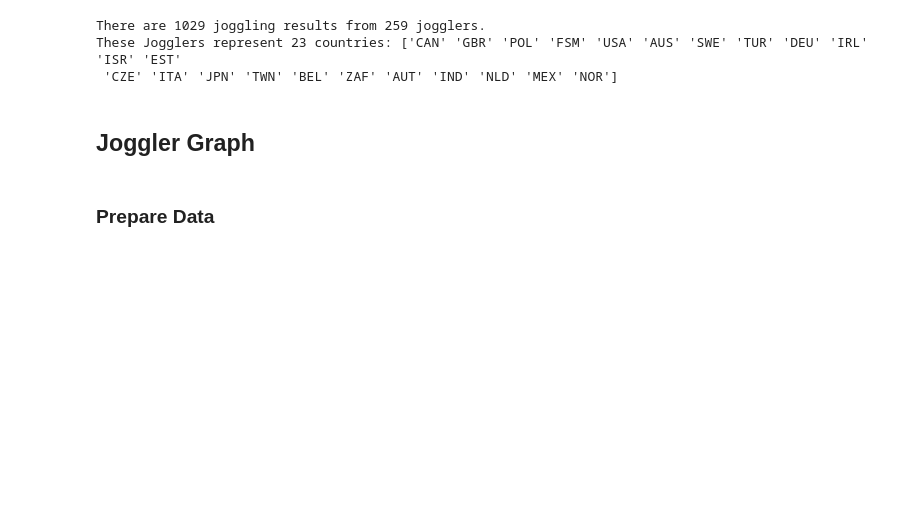
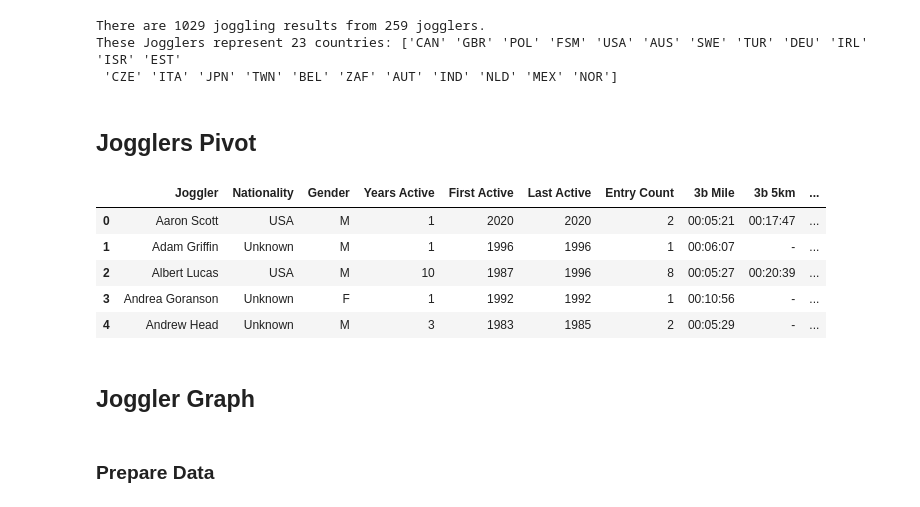
Before and after one commit to joggling-results/results, a Jupyter notebook: Analysis.ipynb, the cells around one changed output. Drawn from its saved outputs; the diff is of its cells as text; code cells hidden in the pictures; blank space fills up the shorter version.

```diff
--- a/Analysis.ipynb
+++ b/Analysis.ipynb
@@ -35,6 +35,39 @@ print(f'These Jogglers represent {len(countries)} countries: {countries}')
 There are 1029 joggling results from 259 jogglers.
 These Jogglers represent 23 countries: ['CAN' 'GBR' 'POL' 'FSM' 'USA' 'AUS' 'SWE' 'TUR' 'DEU' 'IRL' 'ISR' 'EST'
  'CZE' 'ITA' 'JPN' 'TWN' 'BEL' 'ZAF' 'AUT' 'IND' 'NLD' 'MEX' 'NOR']
+# %% [markdown]
+## Jogglers Pivot
+# %%
+data = pd.read_csv('results.csv')    ## xlsx not supported.
+
+# joggler_df = data[['Joggler','Nationality']].drop_duplicates().reset_index(drop=True).replace({'0':'Unknown'})
+
+joggler_df = (data.groupby(['Joggler','Nationality','Gender'])
+                  .agg({'Year':['min','max'],'Event / Venue':'count'})
+                  .reset_index()
+                  .replace({'0':'Unknown'})
+)
+joggler_df.columns = ['Joggler','Nationality','Gender','First Active','Last Active','Entry Count']
+joggler_df['Years Active'] = 1 + joggler_df['Last Active'] - joggler_df['First Active']
+joggler_df = joggler_df[['Joggler','Nationality','Gender','Years Active','First Active','Last Active','Entry Count']]
+
+pivot_df = pd.pivot_table(data,
+                          values='Finish Time',
+                          index='Joggler',
+                          columns='Distance',
+                          aggfunc='min')
+pivot_df = pivot_df[['3b Mile','3b 5km','3b 10km','3b Half Marathon','3b Marathon','5b Mile','5b 5km']].reset_index().fillna('-')
+
+joggler_df = joggler_df.merge(pivot_df,on='Joggler')
+
+joggler_df.head()
+# %% [output]
+|  | Joggler | Nationality | Gender | Years Active | First Active | Last Active | Entry Count | 3b Mile | 3b 5km | ... |
+| 0 | Aaron Scott | USA | M | 1 | 2020 | 2020 | 2 | 00:05:21 | 00:17:47 | ... |
+| 1 | Adam Griffin | Unknown | M | 1 | 1996 | 1996 | 1 | 00:06:07 | - | ... |
+| 2 | Albert Lucas | USA | M | 10 | 1987 | 1996 | 8 | 00:05:27 | 00:20:39 | ... |
+| 3 | Andrea Goranson | Unknown | F | 1 | 1992 | 1992 | 1 | 00:10:56 | - | ... |
+| 4 | Andrew Head | Unknown | M | 3 | 1983 | 1985 | 2 | 00:05:29 | - | ... |
 # %% [markdown]
 ## Joggler Graph
 # %% [markdown]
```
Also changed, not shown: parts of 13 cells of this notebook, 6 other files.
